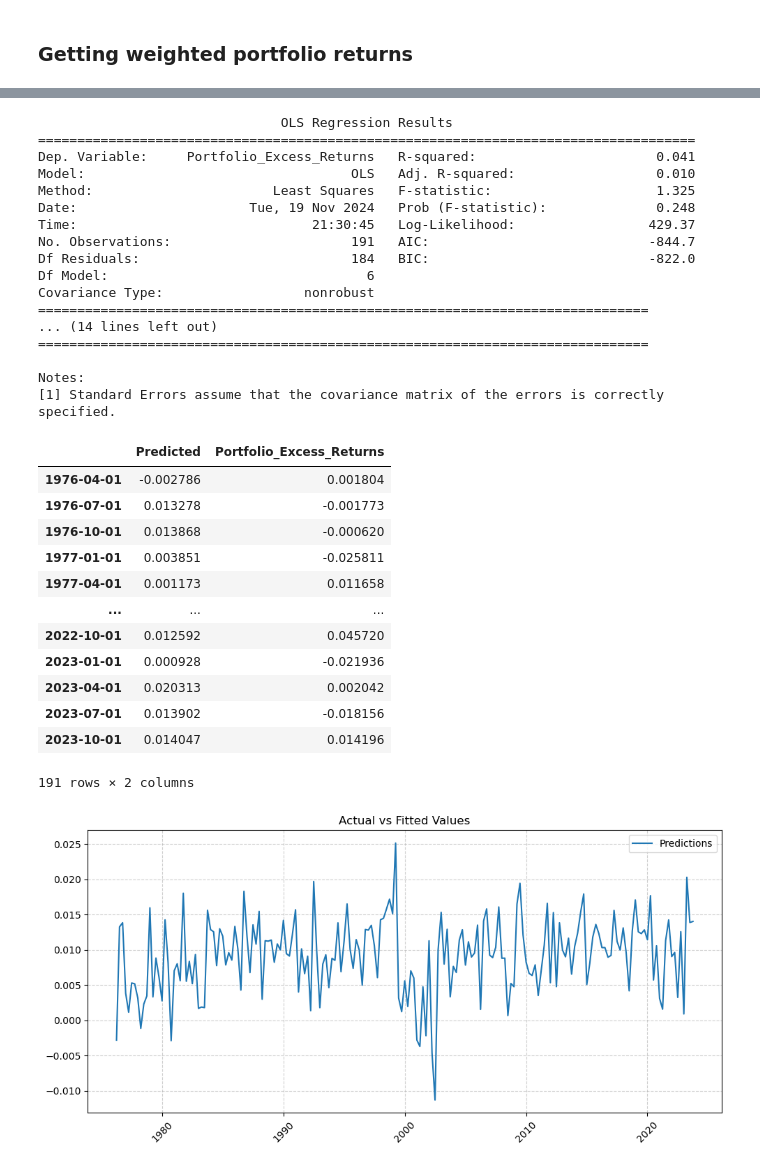
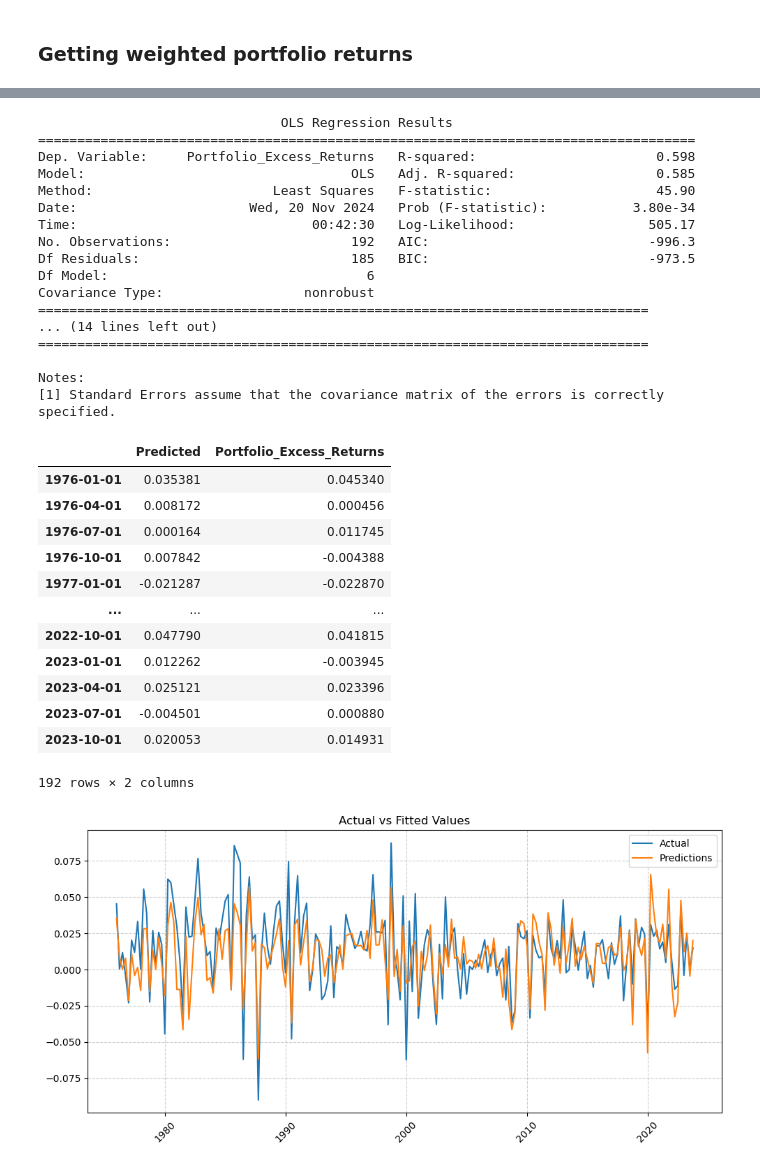
Before and after one commit to Raafayuqaily/TE-Portfolio-Stress-Testing-Final-Project, a Jupyter notebook: Section_5_KB.ipynb, the cells around one changed output, grey strips where cells are left out. Drawn from its saved outputs; the diff is of its cells as text; code cells hidden in the pictures.

Commit message:
Updated Regression
1. Fama French 6 factor regression, with in sample predictions

```diff
--- a/Section_5_KB.ipynb
+++ b/Section_5_KB.ipynb
@@ -224,8 +329,7 @@ wghtd_prtf_rets.head()
 # %%
 prtfs_rets_ff_fctr = pd.merge(wghtd_prtf_rets, ff_6_factors,
                               how = 'inner', left_index = True, right_index = True)
-prtfs_rets_ff_fctr['Portfolio_Excess_Returns'] = prtfs_rets_ff_fctr['Portfolio_Returns'] - prtfs_rets_ff_fctr['rfr']
-prtfs_rets_ff_fctr = prtfs_rets_ff_fctr.resample('QS').mean()
+prtfs_rets_ff_fctr['Portfolio_Excess_Returns'] = prtfs_rets_ff_fctr['Portfolio_Returns']# - prtfs_rets_ff_fctr['rfr']
 prtfs_rets_ff_fctr.head()
 # %% [output]
 |  | Portfolio_Returns | mkt | smb | hml | proft | invst | rfr | mmntm | ... |
@@ -260,17 +365,17 @@ plt.show()
 # %%
-factors_df = prtfs_rets_ff_fctr[['mkt', 'smb', 'hml', 'proft', 'invst', 'mmntm']].shift(1)
+factors_df = prtfs_rets_ff_fctr[['mkt', 'smb', 'hml', 'proft', 'invst', 'mmntm']]
 prtf_exs_rets_df = prtfs_rets_ff_fctr[['Portfolio_Excess_Returns']]
 model_1_results = fama_french_regression(factors_df, prtf_exs_rets_df)
 # %% [output]
                                OLS Regression Results
 ====================================================================================
-Dep. Variable:     Portfolio_Excess_Returns   R-squared:                       0.041
-Model:                                  OLS   Adj. R-squared:                  0.010
-Method:                       Least Squares   F-statistic:                     1.325
-Date:                      Tue, 19 Nov 2024   Prob (F-statistic):              0.248
-Time:                              21:30:45   Log-Likelihood:                 429.37
-No. Observations:                       191   AIC:                            -844.7
-Df Residuals:                           184   BIC:                            -822.0
+Dep. Variable:     Portfolio_Excess_Returns   R-squared:                       0.598
+Model:                                  OLS   Adj. R-squared:                  0.585
+Method:                       Least Squares   F-statistic:                     45.90
+Date:                      Wed, 20 Nov 2024   Prob (F-statistic):           3.80e-34
+Time:                              00:42:30   Log-Likelihood:                 505.17
+No. Observations:                       192   AIC:                            -996.3
+Df Residuals:                           185   BIC:                            -973.5
 Df Model:                                 6
 Covariance Type:                  nonrobust
 ==============================================================================
@@ -282,7 +387,7 @@ Notes:
 # %%
 def compute_predictions_with_actual(parameters_df, factors_df, annualizing_factor):
     # Extract intercept and coefficients
-    intercept = parameters_df.loc['const', 'Coefficient'] * annualizing_factor
+    intercept = parameters_df.loc['const', 'Coefficient'] / annualizing_factor
     betas = parameters_df.drop('const')['Coefficient']
 
     # Compute predictions
@@ -293,34 +398,34 @@ def compute_predictions_with_actual(parameters_df, factors_df, annualizing_facto
 
     return prediction_df
 # %%
-prediction_df = compute_predictions_with_actual(model_1_results, factors_df,1)
+prediction_df = compute_predictions_with_actual(model_1_results, factors_df,4)
 model1_preds = pd.merge(prediction_df, prtf_exs_rets_df, how = 'inner', left_index=True, right_index=True)
 model1_preds
 # %% [output]
 |  | Predicted | Portfolio_Excess_Returns |
-| 1976-04-01 | -0.002786 | 0.001804 |
-| 1976-07-01 | 0.013278 | -0.001773 |
-| 1976-10-01 | 0.013868 | -0.000620 |
-| 1977-01-01 | 0.003851 | -0.025811 |
-| 1977-04-01 | 0.001173 | 0.011658 |
+| 1976-01-01 | 0.035381 | 0.045340 |
+| 1976-04-01 | 0.008172 | 0.000456 |
+| 1976-07-01 | 0.000164 | 0.011745 |
+| 1976-10-01 | 0.007842 | -0.004388 |
+| 1977-01-01 | -0.021287 | -0.022870 |
 | ... | ... | ... |
-| 2022-10-01 | 0.012592 | 0.045720 |
-| 2023-01-01 | 0.000928 | -0.021936 |
-| 2023-04-01 | 0.020313 | 0.002042 |
-| 2023-07-01 | 0.013902 | -0.018156 |
-| 2023-10-01 | 0.014047 | 0.014196 |
+| 2022-10-01 | 0.047790 | 0.041815 |
+| 2023-01-01 | 0.012262 | -0.003945 |
+| 2023-04-01 | 0.025121 | 0.023396 |
+| 2023-07-01 | -0.004501 | 0.000880 |
+| 2023-10-01 | 0.020053 | 0.014931 |
-191 rows × 2 columns
+192 rows × 2 columns
 # %%
 fig, axes = plt.subplots(1, 1, figsize=(10, 5))
 
-#axes.plot(model1_preds.index, model1_preds['Portfolio_Excess_Returns'], label='Actual')
+axes.plot(model1_preds.index, model1_preds['Portfolio_Excess_Returns'], label='Actual')
 axes.plot(model1_preds.index, model1_preds['Predicted'], label='Predictions')
 axes.set_title("Actual vs Fitted Values")
 axes.legend()
 axes.grid(True, linestyle='--', alpha=0.6)
 axes.tick_params(axis='x', rotation=45)
 
 plt.tight_layout()
 plt.show()
 # %% [output]
-[figure, old version]
+[figure, new version]
```
Also changed, not shown: parts of 8 cells of this notebook.
